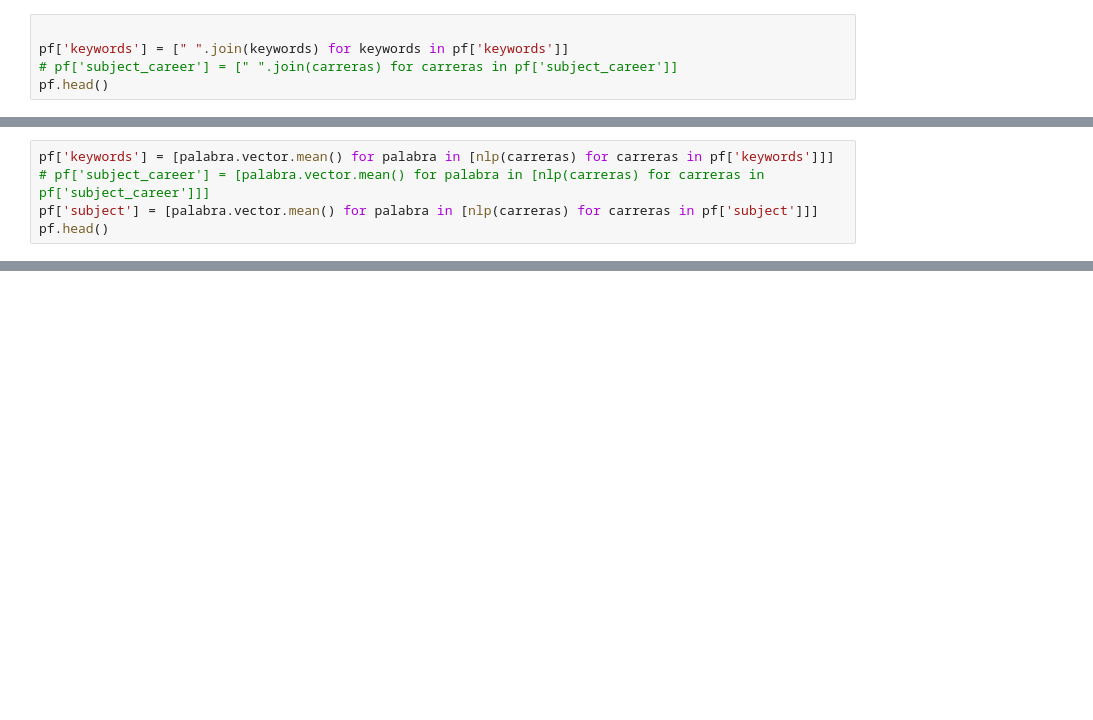
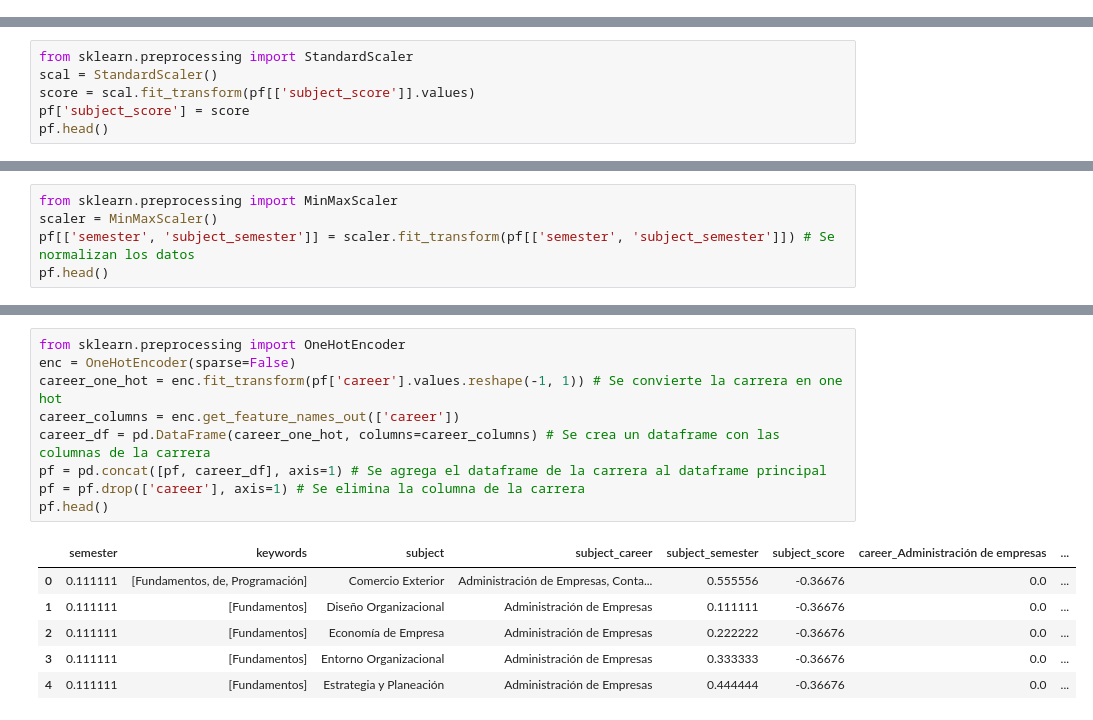
Before and after one commit to Julian-D-Leal/Backend_tutorias_fastAPI, a Jupyter notebook: scripts/neuronalNetwork/dataclean.ipynb, the cells around one changed output, grey strips where cells are left out. Saved outputs shown, nothing was run; the diff lists cells and outputs as text; blank space fills up the shorter version.

```diff
--- a/scripts/neuronalNetwork/dataclean.ipynb
+++ b/scripts/neuronalNetwork/dataclean.ipynb
@@ -80,5 +15,0 @@ pf.head()
-# %%
-
-pf['keywords'] = [" ".join(keywords) for keywords in pf['keywords']]
-# pf['subject_career'] = [" ".join(carreras) for carreras in pf['subject_career']]
-pf.head()
@@ -92,5 +15,0 @@ pf.head()
-# %%
-pf['keywords'] = [palabra.vector.mean() for palabra in [nlp(carreras) for carreras in pf['keywords']]]
-# pf['subject_career'] = [palabra.vector.mean() for palabra in [nlp(carreras) for carreras in pf['subject_career']]]
-pf['subject'] = [palabra.vector.mean() for palabra in [nlp(carreras) for carreras in pf['subject']]]
-pf.head()
@@ -111,0 +16,6 @@ pf.head()
+# %%
+from sklearn.preprocessing import StandardScaler
+scal = StandardScaler()
+score = scal.fit_transform(pf[['subject_score']].values)
+pf['subject_score'] = score
+pf.head()
@@ -111,0 +29,5 @@ pf.head()
+# %%
+from sklearn.preprocessing import MinMaxScaler
+scaler = MinMaxScaler()
+pf[['semester', 'subject_semester']] = scaler.fit_transform(pf[['semester', 'subject_semester']]) # Se normalizan los datos
+pf.head()
@@ -111,0 +41,16 @@ pf.head()
+# %%
+from sklearn.preprocessing import OneHotEncoder
+enc = OneHotEncoder(sparse=False)
+career_one_hot = enc.fit_transform(pf['career'].values.reshape(-1, 1)) # Se convierte la carrera en one hot
+career_columns = enc.get_feature_names_out(['career'])
+career_df = pd.DataFrame(career_one_hot, columns=career_columns) # Se crea un dataframe con las columnas de la carrera
+pf = pd.concat([pf, career_df], axis=1) # Se agrega el dataframe de la carrera al dataframe principal
+pf = pf.drop(['career'], axis=1) # Se elimina la columna de la carrera
+pf.head()
+# %% [output]
+|  | semester | keywords | subject | subject_career | subject_semester | subject_score | career_Administración de empresas | ... |
+| 0 | 0.111111 | [Fundamentos, de, Programación] | Comercio Exterior | Administración de Empresas, Conta... | 0.555556 | -0.36676 | 0.0 | ... |
+| 1 | 0.111111 | [Fundamentos] | Diseño Organizacional | Administración de Empresas | 0.111111 | -0.36676 | 0.0 | ... |
+| 2 | 0.111111 | [Fundamentos] | Economía de Empresa | Administración de Empresas | 0.222222 | -0.36676 | 0.0 | ... |
+| 3 | 0.111111 | [Fundamentos] | Entorno Organizacional | Administración de Empresas | 0.333333 | -0.36676 | 0.0 | ... |
+| 4 | 0.111111 | [Fundamentos] | Estrategia y Planeación | Administración de Empresas | 0.444444 | -0.36676 | 0.0 | ... |
```
Also changed, not shown: parts of 27 cells of this notebook, 9 other files.
